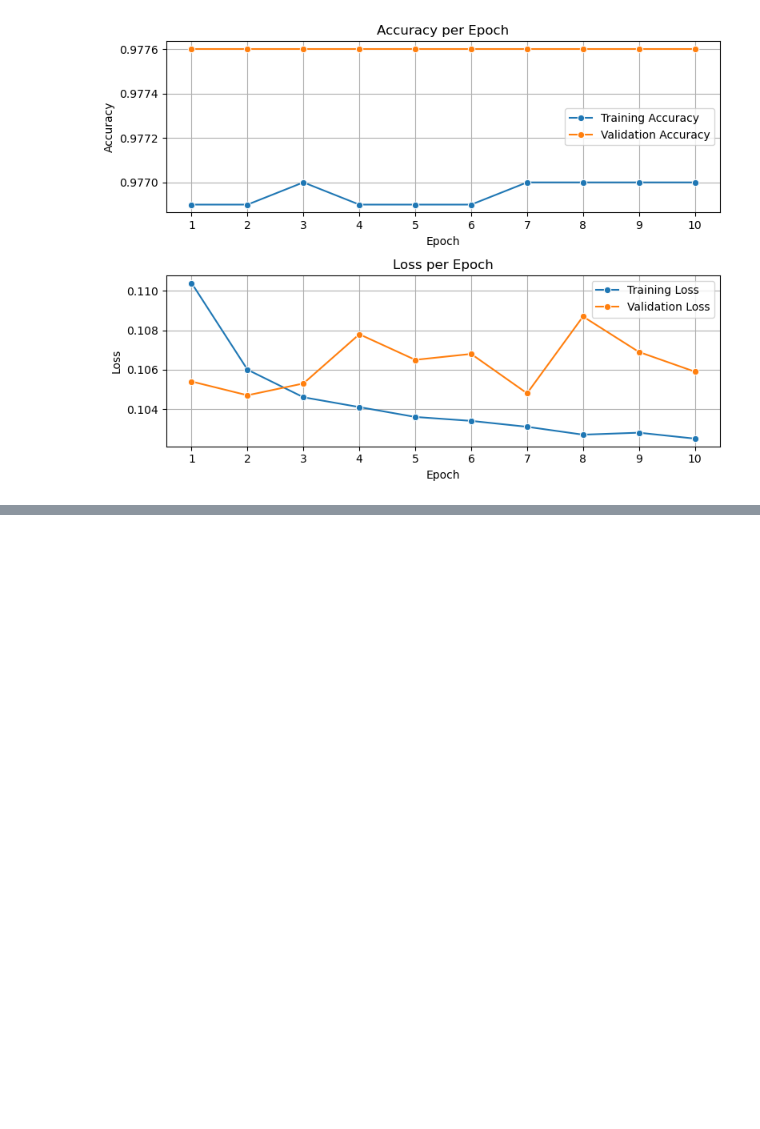
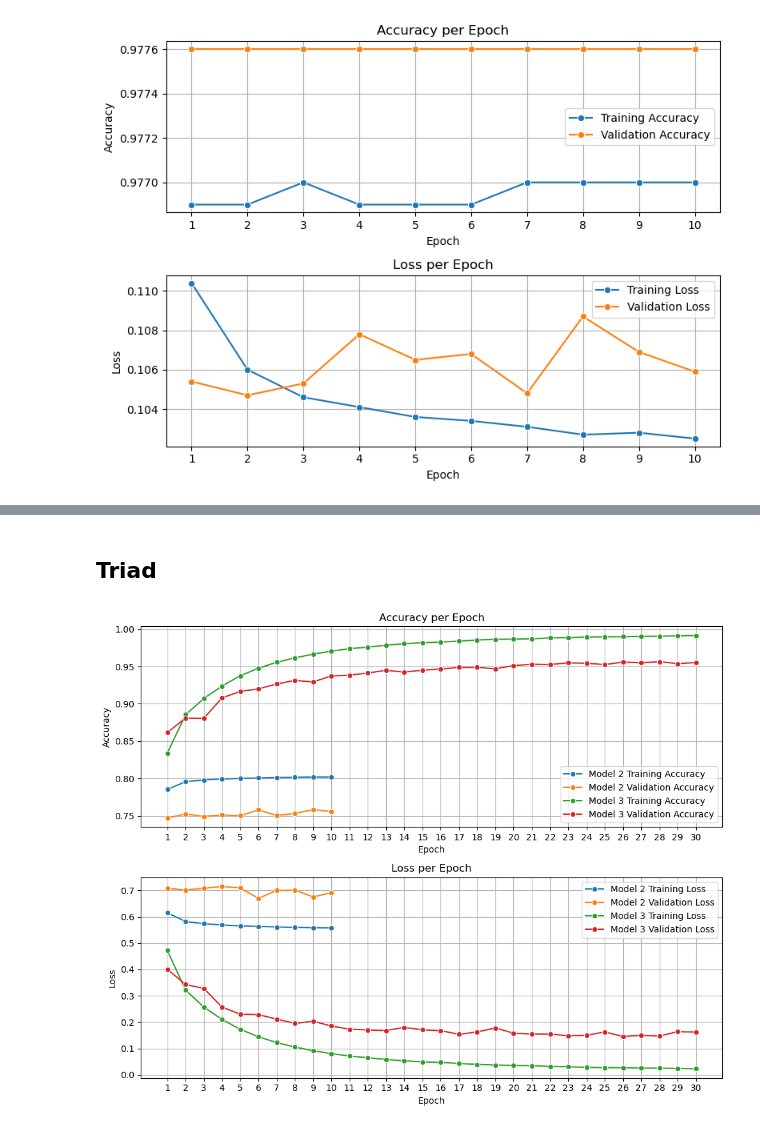
Before and after one commit to ThanAid/Chord-Estimation-Thesis, a Jupyter notebook: notebooks/results.ipynb, the cells around one changed output, grey strips where cells are left out. Saved outputs shown, nothing was run; the diff lists cells and outputs as text; code cells hidden in the pictures; blank space fills up the shorter version.

```diff
--- a/notebooks/results.ipynb
+++ b/notebooks/results.ipynb
@@ -272,0 +478,53 @@ plt.show()
+# %% [markdown]
+## Triad
+# %%
+model3_train_loss = [0.4715, 0.3215, 0.2573, 0.2100, 0.1727, 0.1443, 0.1221, 0.1055, 0.0914, 0.0805, 0.0713, 0.0649, 0.0583, 0.0530, 0.0491, 0.0469, 0.0431, 0.0393, 0.0370, 0.0357, 0.0346, 0.0316, 0.0305, 0.0284, 0.0271, 0.0268, 0.0253, 0.0252, 0.0239, 0.0226]
+model3_val_loss = [0.4002, 0.3431, 0.3278, 0.2571, 0.2301, 0.2286, 0.2114, 0.1950, 0.2034, 0.1851, 0.1729, 0.1704, 0.1680, 0.1799, 0.1706, 0.1677, 0.1536, 0.1627, 0.1777, 0.1578, 0.1549, 0.1542, 0.1484, 0.1499, 0.1627, 0.1454, 0.1499, 0.1470, 0.1635, 0.1626]
+model3_train_accuracy = [0.8340, 0.8855, 0.9071, 0.9239, 0.9376, 0.9478, 0.9557, 0.9616, 0.9666, 0.9706, 0.9739, 0.9760, 0.9785, 0.9805, 0.9819, 0.9827, 0.9841, 0.9855, 0.9863, 0.9867, 0.9871, 0.9883, 0.9886, 0.9895, 0.9898, 0.9899, 0.9905, 0.9906, 0.9910, 0.9915]
+model3_val_accuracy = [0.8616, 0.8810, 0.8806, 0.9080, 0.9166, 0.9201, 0.9266, 0.9314, 0.9294, 0.9374, 0.9384, 0.9414, 0.9448, 0.9425, 0.9451, 0.9466, 0.9488, 0.9489, 0.9469, 0.9513, 0.9530, 0.9526, 0.9549, 0.9544, 0.9525, 0.9559, 0.9549, 0.9564, 0.9539, 0.9553]
+
+# old model
+# Accuracy and loss data
+model2_train_loss = [0.6153, 0.5818, 0.5738, 0.5686, 0.5656, 0.5631, 0.5612, 0.5599, 0.5585, 0.5574]
+model2_train_accuracy = [0.7855, 0.7957, 0.7981, 0.7993, 0.8002, 0.8007, 0.8013, 0.8016, 0.8021, 0.8020]
+model2_val_loss = [0.7077, 0.7019, 0.7078, 0.7151, 0.7093, 0.6699, 0.6997, 0.7014, 0.6749, 0.6917]
+model2_val_accuracy = [0.7472, 0.7525, 0.7493, 0.7512, 0.7502, 0.7579, 0.7505, 0.7532, 0.7583, 0.7558]
+
+epochs_model2 = range(1, len(model2_train_loss) + 1)
+epochs_model3 = range(1, len(model3_train_loss) + 1)
+
+# Plot
+plt.figure(figsize=(10, 8))
+
+# Accuracy plot
+plt.subplot(2, 1, 1)
+sns.lineplot(x=epochs_model2, y=model2_train_accuracy, label='Model 2 Training Accuracy', marker='o')
+sns.lineplot(x=epochs_model2, y=model2_val_accuracy, label='Model 2 Validation Accuracy', marker='o')
+sns.lineplot(x=epochs_model3, y=model3_train_accuracy, label='Model 3 Training Accuracy', marker='o')
+sns.lineplot(x=epochs_model3, y=model3_val_accuracy, label='Model 3 Validation Accuracy', marker='o')
+# plt.axvline(x=20, color='red', linestyle='--', label='Epoch 20')
+plt.title('Accuracy per Epoch')
+plt.xlabel('Epoch')
+plt.ylabel('Accuracy')
+plt.xticks(range(1, max(len(epochs_model2), len(epochs_model3)) + 1))
+plt.legend()
+plt.grid(True)
+
+# Loss plot
+plt.subplot(2, 1, 2)
+sns.lineplot(x=epochs_model2, y=model2_train_loss, label='Model 2 Training Loss', marker='o')
+sns.lineplot(x=epochs_model2, y=model2_val_loss, label='Model 2 Validation Loss', marker='o')
+sns.lineplot(x=epochs_model3, y=model3_train_loss, label='Model 3 Training Loss', marker='o')
+sns.lineplot(x=epochs_model3, y=model3_val_loss, label='Model 3 Validation Loss', marker='o')
+# plt.axvline(x=20, color='red', linestyle='--', label='Epoch 20')
+plt.title('Loss per Epoch')
+plt.xlabel('Epoch')
+plt.ylabel('Loss')
+plt.xticks(range(1, max(len(epochs_model2), len(epochs_model3)) + 1))
+plt.legend()
+plt.grid(True)
+
+plt.tight_layout()
+plt.show()
+# %% [output]
+[figure, added]
```
Also changed, not shown: parts of 17 cells of this notebook, 1 other file.
